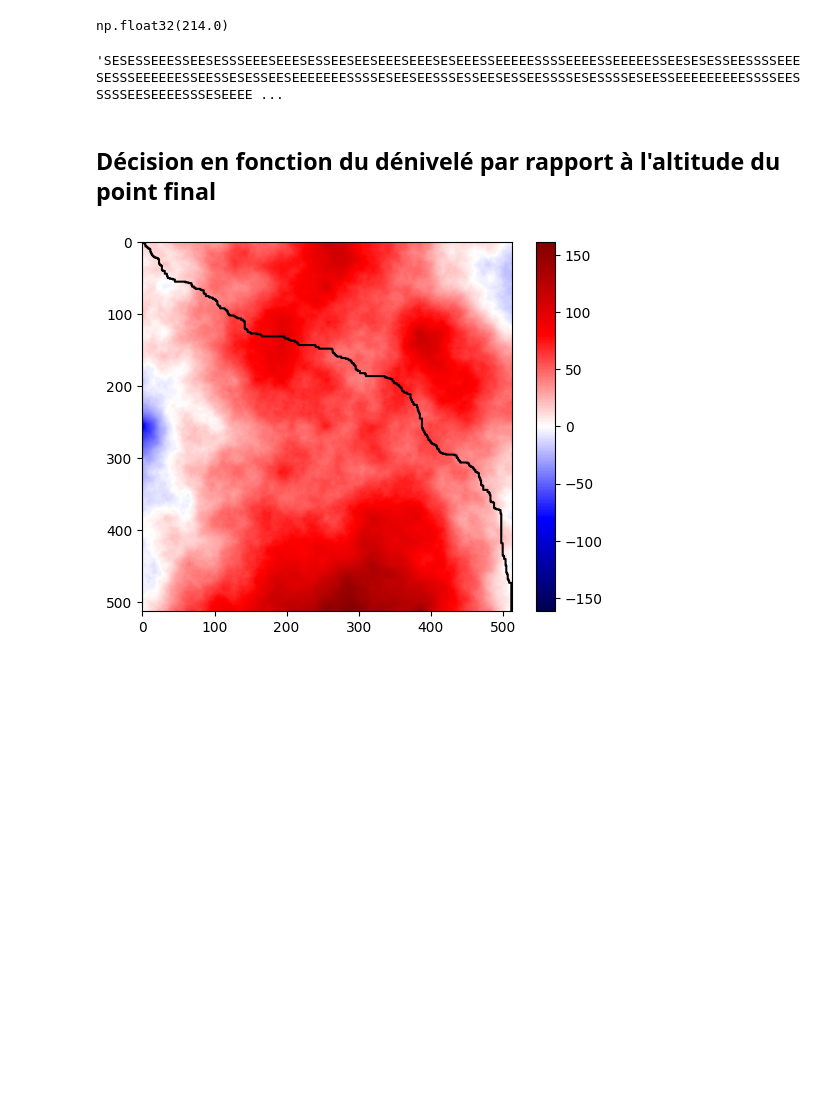
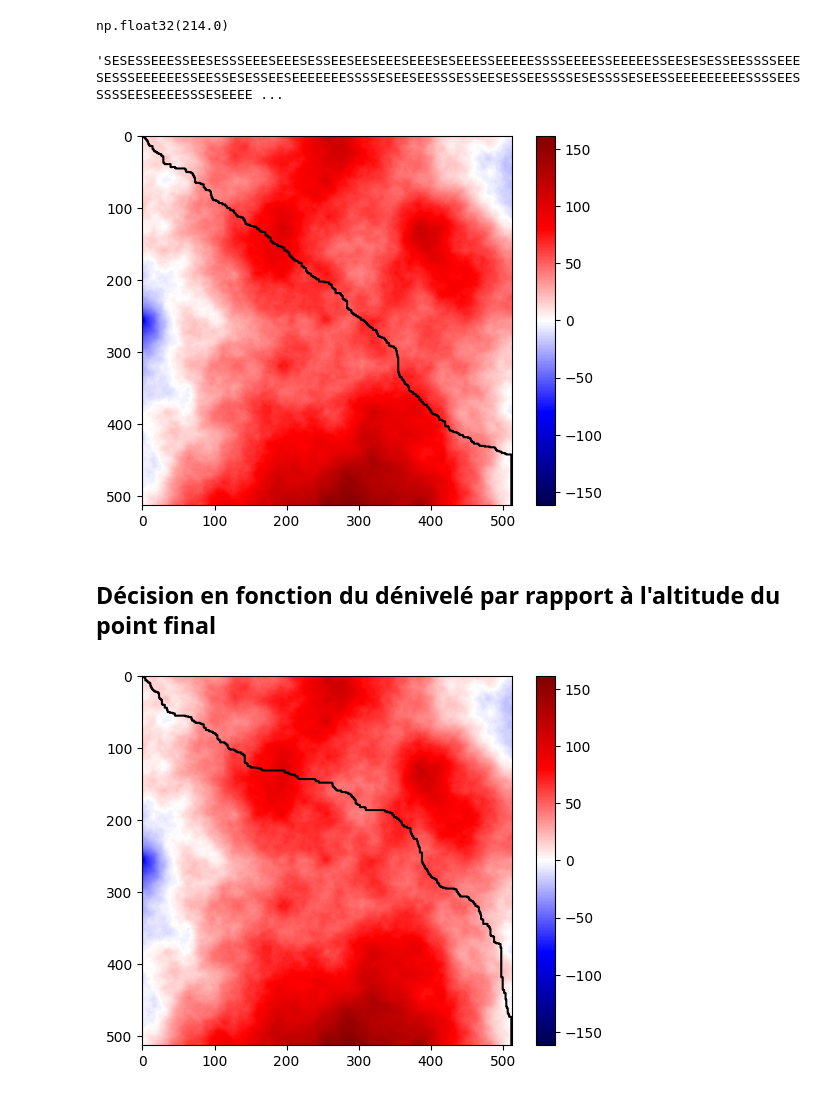
Before and after one commit to Siretristepain/defis_python, a Jupyter notebook: un_treck_sur_krikket/test.ipynb, the cells around one changed output. Saved outputs shown, nothing was run; the diff lists cells and outputs as text; code cells hidden in the pictures; blank space fills up the shorter version.

Commit message:
ajout graphe

```diff
--- a/un_treck_sur_krikket/test.ipynb
+++ b/un_treck_sur_krikket/test.ipynb
@@ -193,6 +193,14 @@ np.float32(214.0)
 best_itineraire
 # %% [output]
 'SESESSEEESSEESESSSEEESEEESESSEESEESEEESEEESESEEESSEEEEESSSSEEEESSEEEEESSEESESESSEESSSSEEESESSSEEEEEESSEESSESESSEESEEEEEEESSSSESEESEESSSESSEESESSEESSSSESESSSSESEESSEEEEEEEEESSSSEESSSSSEESEEEESSSESEEEE ...
+# %%
+fig, ax = plt.subplots()
+image = ax.imshow(img_centree, cmap="seismic", vmin=-162, vmax=162)
+plt.colorbar(image, ax=ax)
+ax.plot([i[0] for i in path], [i[1] for i in path], color="k")
+plt.show()
+# %% [output]
+[figure, added]
 # %% [markdown]
 ## Décision en fonction du dénivelé par rapport à l'altitude du point final
 # %%
```
